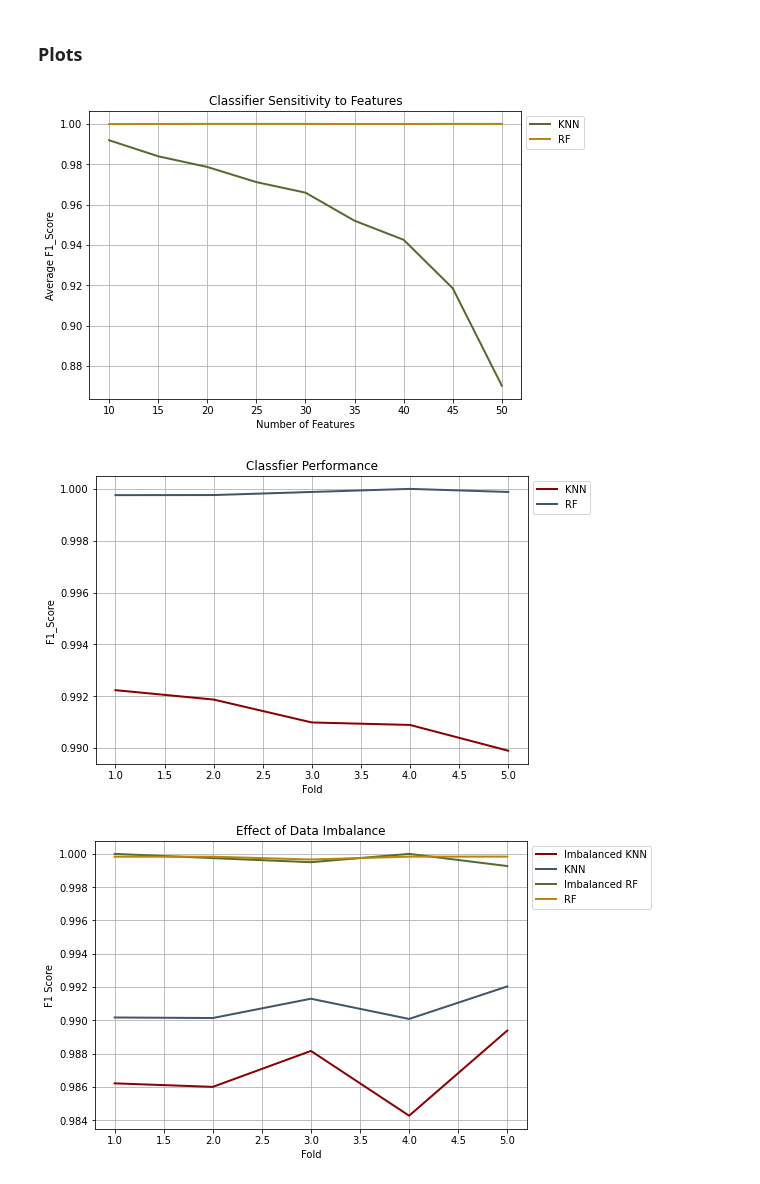
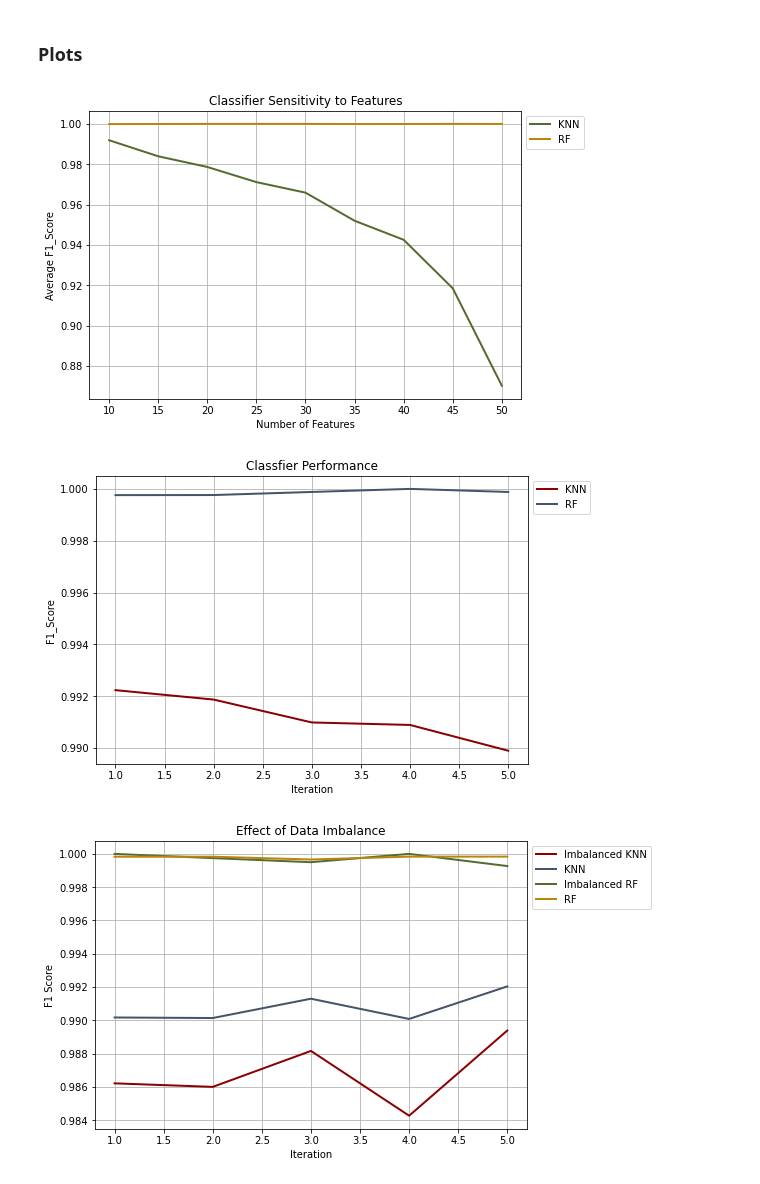
Before and after one commit to rmanaem/dataset-analysis, a Jupyter notebook: src/data_processing.ipynb, the cells around one changed output. Saved outputs shown, nothing was run; the diff lists cells and outputs as text; code cells hidden in the pictures.

Commit message:
Modified plots
Set the x label to Iteration.

```diff
--- a/src/data_processing.ipynb
+++ b/src/data_processing.ipynb
@@ -338,40 +338,40 @@ ax = fig.add_axes([0,0,1,1])
 ax.plot(folds, knn, color='#8B0000', lw=2)
 ax.plot(folds, rf, color='#44546A', lw=2)
 ax.legend(['KNN', 'RF'], bbox_to_anchor = (1.0, 1.0), loc='upper left')
-ax.set_xlabel('Fold')
+ax.set_xlabel('Iteration')
 ax.set_ylabel('F1_Score')
 ax.set_title('Classfier Performance')
 plt.grid()
 # fig.savefig('../figures/classifier_performance.png', bbox_inches='tight', dpi=dpi)
 
 # Plot visualizing the effect of data Imbalance with 30000 datapoints
 folds = [1, 2, 3, 4, 5]
 im_knn = [0.9862189927336507, 0.9860069965017492, 0.9881656804733728, 0.9842751842751842, 0.9893924783027965]
 ba_knn = [0.9901748542880933, 0.9901420217209691, 0.9913014386082302, 0.9900861368438161, 0.992041578690921]
 im_rf = [1.0, 0.999746514575412, 0.9995012468827931, 1.0, 0.9992691839220462]
 ba_rf = [0.9998318479905836, 0.999831223628692, 0.9996626180836707, 0.9998358233459202, 0.999836307087903]
 fig = plt.figure()
 ax = fig.add_axes([0,0,1,1])
 ax.plot(folds, im_knn, color='#8B0000', lw=2)
 ax.plot(folds, ba_knn, color='#44546A', lw=2)
 ax.plot(folds, im_rf, color='#556B2F', lw=2)
 ax.plot(folds, ba_rf, color='#B8860B', lw=2)
 ax.legend(['Imbalanced KNN', 'KNN', 'Imbalanced RF', 'RF'], bbox_to_anchor = (1.0, 1.0), loc='upper left')
-ax.set_xlabel('Fold')
+ax.set_xlabel('Iteration')
 ax.set_ylabel('F1 Score')
 ax.set_title('Effect of Data Imbalance')
 plt.grid()
 # fig.savefig('../figures/effect_of_data_imbalance.png', bbox_inches='tight', dpi=dpi)
 
 # Plot visualizing a decision tree structure in the random forest from the Balanced_Sample3
 fn = ['f1', 'f2', 'f3', 'f4', 'f5', 'f6', 'f7', 'f8', 'f9', 'f10']
 cn = ['Fake', 'True']
 fig, axes = plt.subplots(nrows = 1,ncols = 1,figsize = (4,4), dpi=1000)
 tree.plot_tree(rfc.estimators_[9], feature_names = fn, class_names=cn, filled = True, rounded=True)
 plt.tight_layout()
 # fig.savefig('../figures/rf_tree.png')
 # %% [output]
 [figure]
-[figure, old version]
+[figure, new version]
-[figure, old version]
+[figure, new version]
 [figure]
```
Also changed, not shown: 2 other files.
